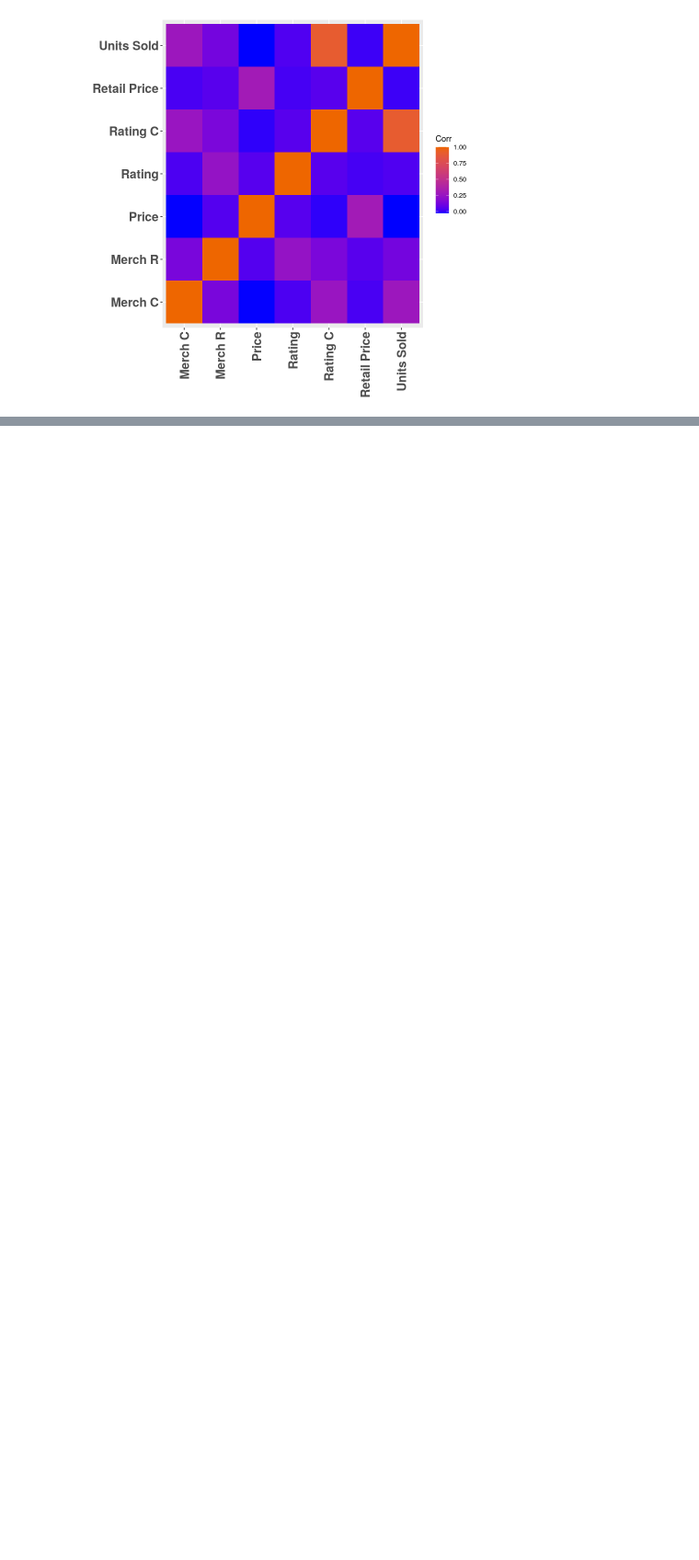
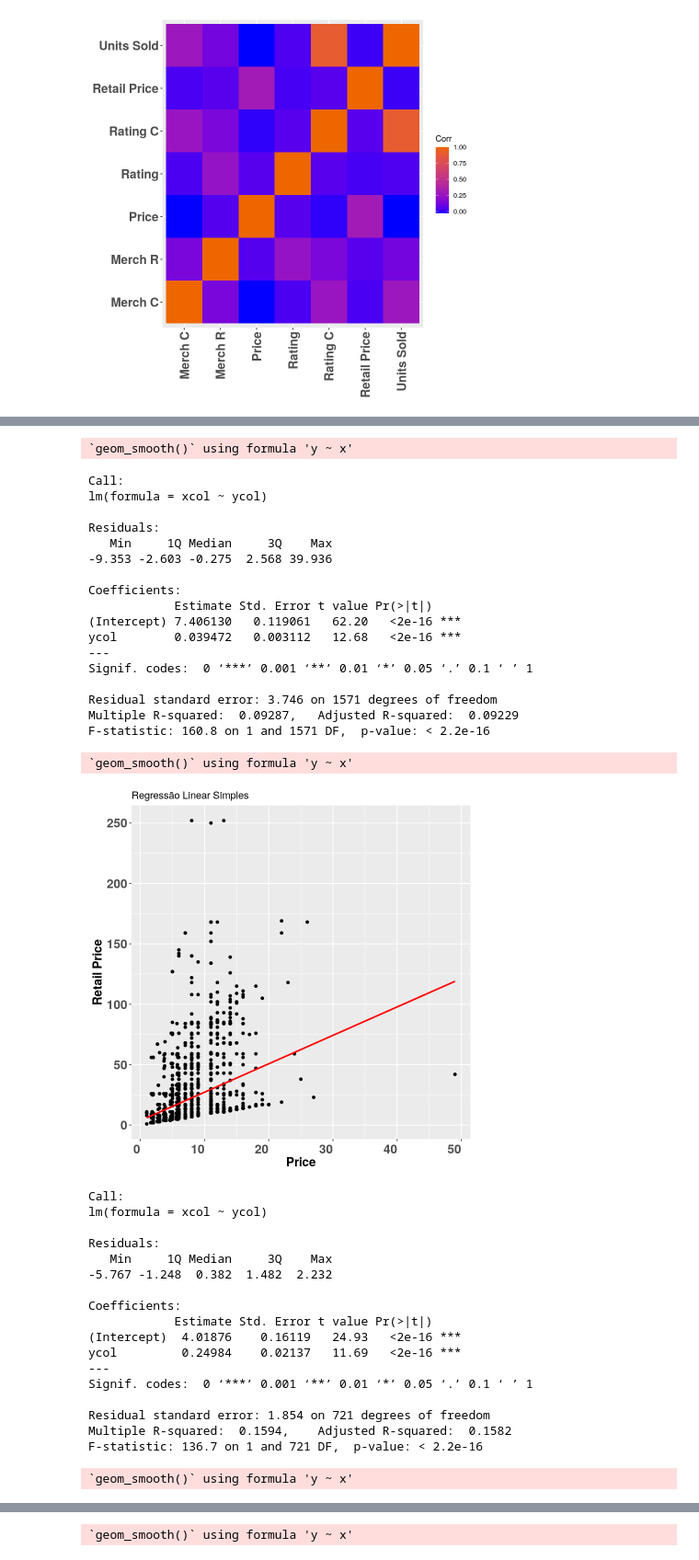
Before and after one commit to AspiranteAudaz/MetodosQuantiativos, a Jupyter notebook: Regressão/Regressao.ipynb, the cells around one changed output, grey strips where cells are left out. Shown at 92% size. Drawn from its saved outputs; the diff is of its cells as text; code cells hidden in the pictures; blank space fills up the shorter version.

```diff
--- a/Regressão/Regressao.ipynb
+++ b/Regressão/Regressao.ipynb
@@ -97,0 +92,76 @@ A data.frame: 3 × 4
+# %%
+# Regressao Linear
+lmGraph <- function(df, fit, xcol, ycol, xcol_name="x", ycol_name="y")
+{
+    lmplot = ggplot(df, aes(x=xcol, y=ycol)) + geom_point()
+    lmplot = lmplot + theme(axis.title.y=element_text(size=16, face="bold"), axis.title.x=element_text(size=16, face="bold"))
+    lmplot = lmplot + labs(title="Regressão Linear Simples",x=xcol_name, y=ycol_name)
+    lmplot = lmplot + theme(axis.text.x = element_text(vjust = 0.5, hjust=1, size=16, face="bold"))
+    lmplot = lmplot + theme(axis.text.y = element_text(vjust = 0.5, hjust=1, size=16, face="bold"))
+    lmplot = lmplot + geom_smooth(method=lm, se=FALSE, col="red")
+    print(lmplot)
+    res <- summary(lm(xcol~ycol))
+    res
+}
+# %%
+##Algumas analises simples com o
+xc = "Price"
+yc = "Retail Price"
+
+# Normal
+lmGraph(base, NULL, base[[xc]], base[[yc]], xcol_name=xc, ycol_name=yc)
+
+# Sem outlier
+sub_base = limpaOutlier(base, xc)
+sub_base = limpaOutlier(sub_base, yc)
+lmGraph(sub_base, NULL, sub_base[[xc]], sub_base[[yc]], xcol_name=xc, ycol_name=yc)
+
+xc = "Rating C"
+yc = "Merch C"
+
+# Normal
+lmGraph(base, NULL, base[[xc]], base[[yc]], xcol_name=xc, ycol_name=yc)
+
+# Sem outlier
+sub_base = limpaOutlier(base, xc)
+sub_base = limpaOutlier(sub_base, yc)
+lmGraph(sub_base, NULL, sub_base[[xc]], sub_base[[yc]], xcol_name=xc, ycol_name=yc)
+# %% [output]
+`geom_smooth()` using formula 'y ~ x'
+Call:
+lm(formula = xcol ~ ycol)
+
+Residuals:
+   Min     1Q Median     3Q    Max
+-9.353 -2.603 -0.275  2.568 39.936
+
+Coefficients:
+            Estimate Std. Error t value Pr(>|t|)
+(Intercept) 7.406130   0.119061   62.20   <2e-16 ***
+ycol        0.039472   0.003112   12.68   <2e-16 ***
+---
+Signif. codes:  0 ‘***’ 0.001 ‘**’ 0.01 ‘*’ 0.05 ‘.’ 0.1 ‘ ’ 1
+
+Residual standard error: 3.746 on 1571 degrees of freedom
+Multiple R-squared:  0.09287,   Adjusted R-squared:  0.09229
+F-statistic: 160.8 on 1 and 1571 DF,  p-value: < 2.2e-16
+`geom_smooth()` using formula 'y ~ x'
+[figure, added]
+Call:
+lm(formula = xcol ~ ycol)
+
+Residuals:
+   Min     1Q Median     3Q    Max
+-5.767 -1.248  0.382  1.482  2.232
+
+Coefficients:
+            Estimate Std. Error t value Pr(>|t|)
+(Intercept)  4.01876    0.16119   24.93   <2e-16 ***
+ycol         0.24984    0.02137   11.69   <2e-16 ***
+---
+Signif. codes:  0 ‘***’ 0.001 ‘**’ 0.01 ‘*’ 0.05 ‘.’ 0.1 ‘ ’ 1
+
+Residual standard error: 1.854 on 721 degrees of freedom
+Multiple R-squared:  0.1594,    Adjusted R-squared:  0.1582
+F-statistic: 136.7 on 1 and 721 DF,  p-value: < 2.2e-16
+`geom_smooth()` using formula 'y ~ x'
@@ -97,0 +186 @@ A data.frame: 3 × 4
+`geom_smooth()` using formula 'y ~ x'
```
Also changed, not shown: parts of 7 cells of this notebook.
